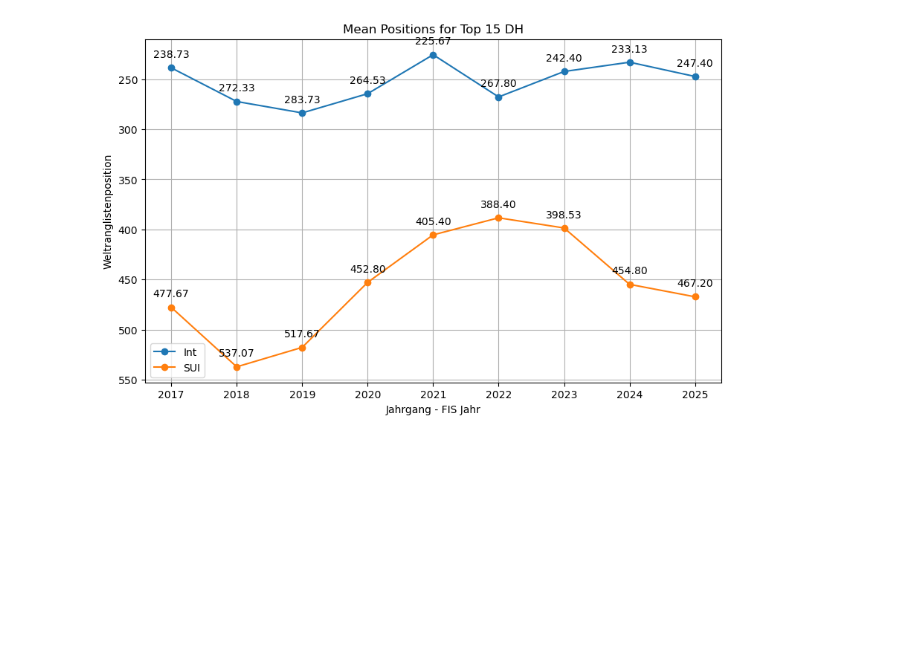
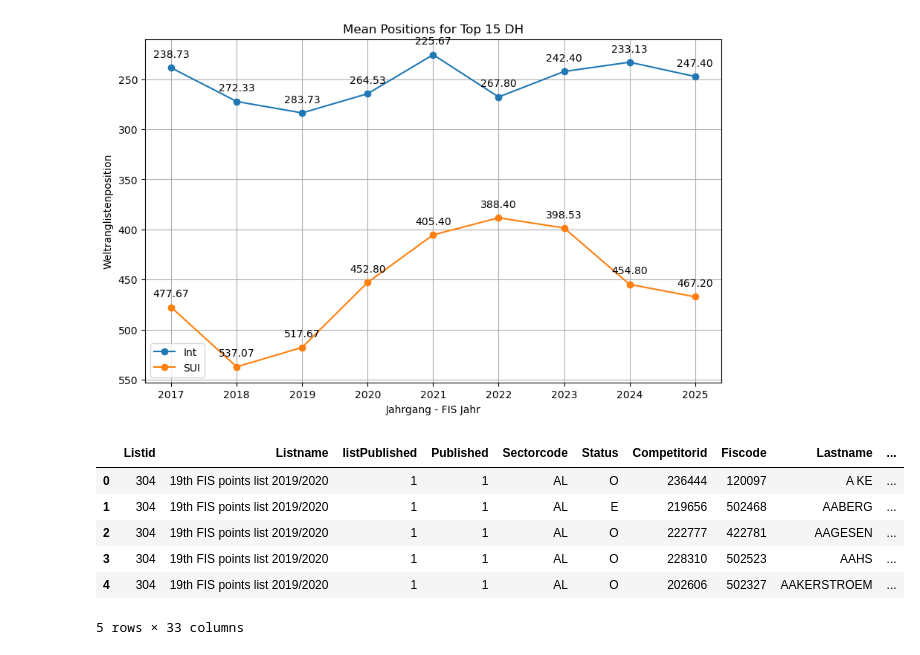
Before and after one commit to R-D-Swiss-Ski/FIS_List_Dashboard, a Jupyter notebook: Jhg_1_test.ipynb, the cells around one changed output. Saved outputs shown, nothing was run; the diff lists cells and outputs as text; code cells hidden in the pictures; blank space fills up the shorter version.

Commit message:
add new List 408

```diff
--- a/Jhg_1_test.ipynb
+++ b/Jhg_1_test.ipynb
@@ -234,3 +253,23 @@ birthyear = 1998
 FISYear = 3
 Gender = 'M'
 disciplin = 'DH'
+# %%
+import pandas as pd
+import os
+import pickle
+import matplotlib.pyplot as plt
+pickle_file_path = 'data/fis_list_combined_export2.pkl'
+if os.path.exists(pickle_file_path):
+    with open(pickle_file_path, 'rb') as f:
+        combined_df = pickle.load(f)
+else:
+    print(f"Pickle file not found at {pickle_file_path}")
+combined_df.head()
+# %% [output]
+|  | Listid | Listname | listPublished | Published | Sectorcode | Status | Competitorid | Fiscode | Lastname | ... |
+| 0 | 304 | 19th FIS points list 2019/2020 | 1 | 1 | AL | O | 236444 | 120097 | A KE | ... |
+| 1 | 304 | 19th FIS points list 2019/2020 | 1 | 1 | AL | E | 219656 | 502468 | AABERG | ... |
+| 2 | 304 | 19th FIS points list 2019/2020 | 1 | 1 | AL | O | 222777 | 422781 | AAGESEN | ... |
+| 3 | 304 | 19th FIS points list 2019/2020 | 1 | 1 | AL | O | 228310 | 502523 | AAHS | ... |
+| 4 | 304 | 19th FIS points list 2019/2020 | 1 | 1 | AL | O | 202606 | 502327 | AAKERSTROEM | ... |
+5 rows × 33 columns
```
Also changed, not shown: parts of 1 cell of this notebook, 5 other files.
